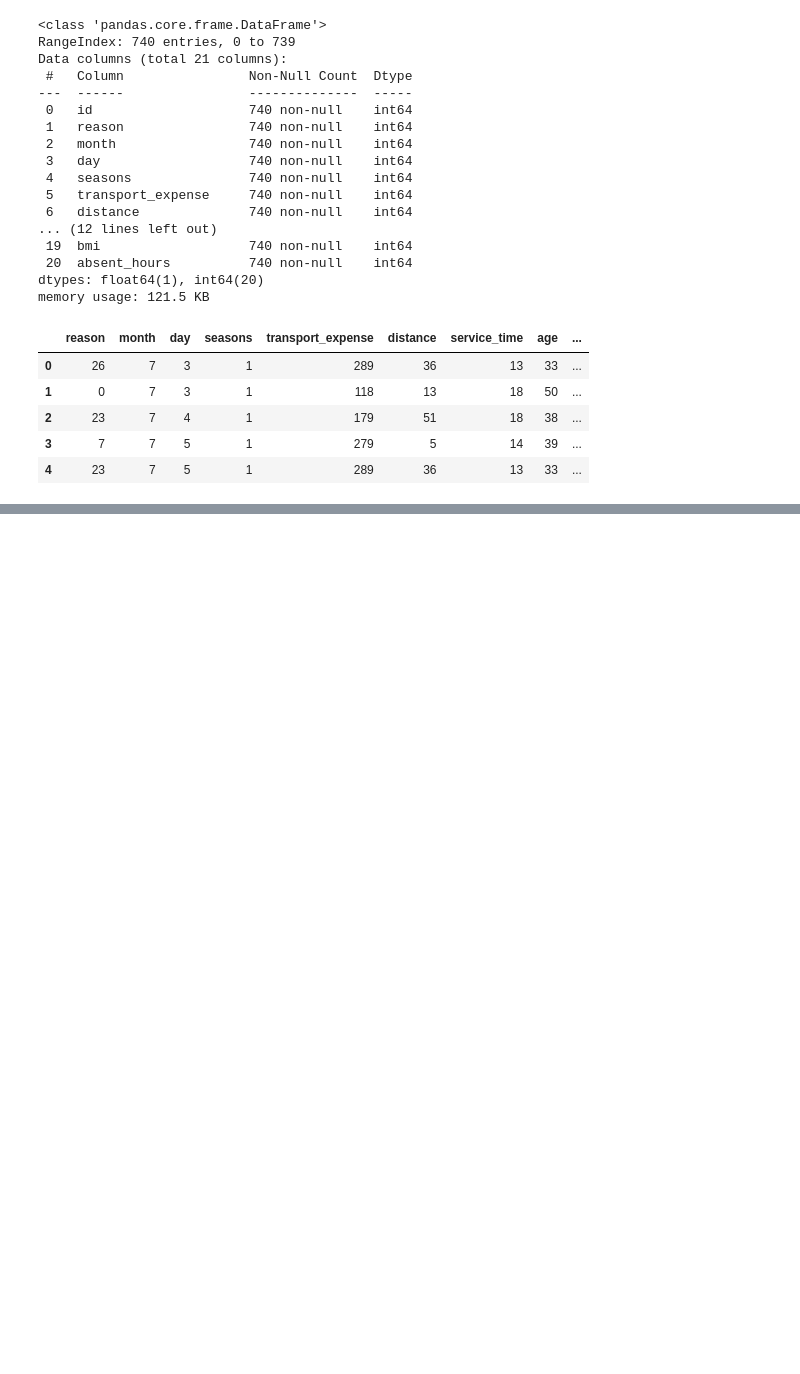
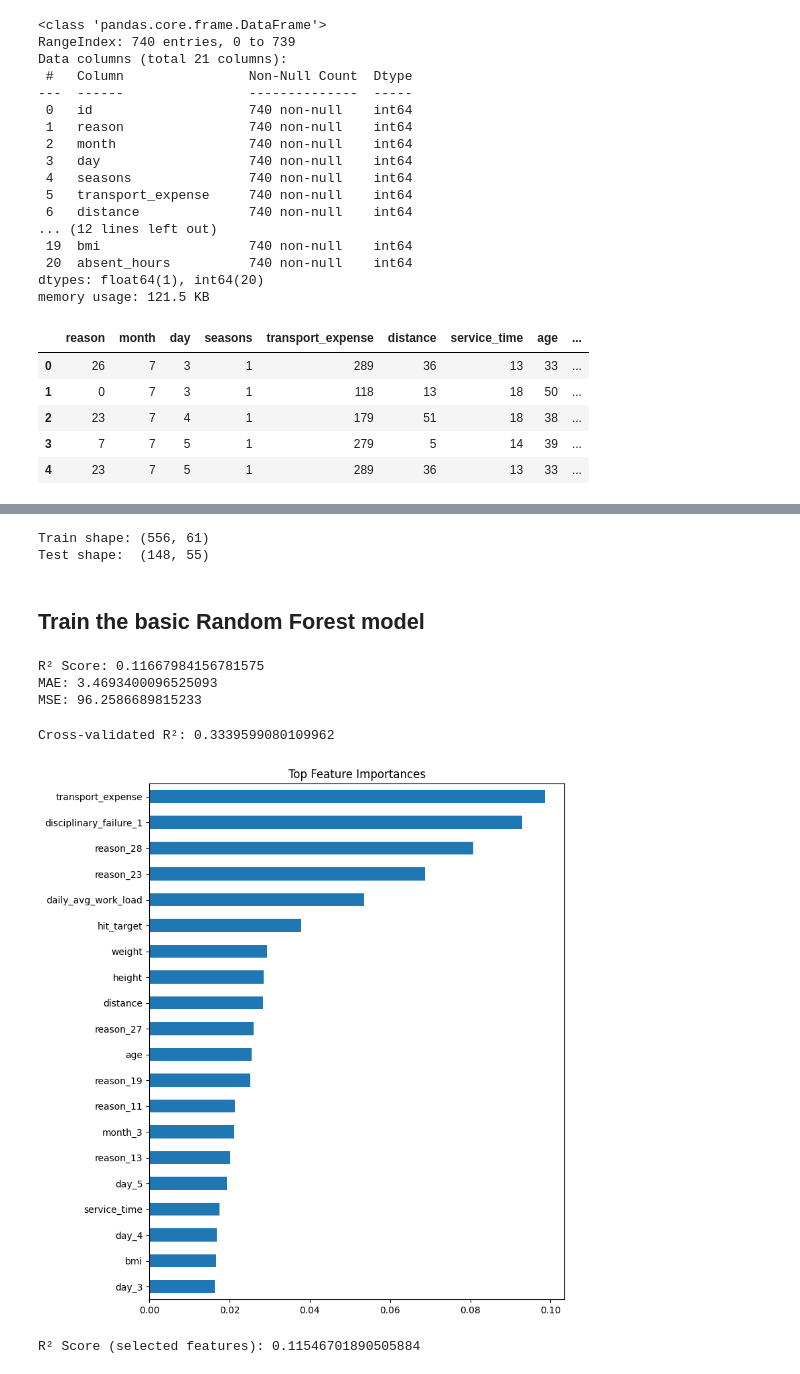
Before and after one commit to emilyh006/predict_absent, a Jupyter notebook: analysis.ipynb, the cells around one changed output, grey strips where cells are left out. Drawn from its saved outputs; the diff is of its cells as text; code cells hidden in the pictures; blank space fills up the shorter version.

```diff
--- a/analysis.ipynb
+++ b/analysis.ipynb
@@ -78,0 +149,53 @@ X_train, X_test, y_train, y_test = train_test_split(X, y, test_size=0.2, random_
+# %%
+categorical_cols = [
+    "reason", "month", "day", "seasons", "education",
+    "disciplinary_failure", "social_drinker", "social_smoker",
+]
+
+
+X_train_encoded = pd.get_dummies(X_train_clean, columns=categorical_cols, drop_first=True)
+X_test_encoded  = pd.get_dummies(X_test, columns=categorical_cols, drop_first=True)
+# %%
+print("Train shape:", X_train_encoded.shape)
+print("Test shape: ", X_test_encoded.shape)
+# %% [output]
+Train shape: (556, 61)
+Test shape:  (148, 55)
+# %%
+# Align the columns safely
+X_train_encoded, X_test_encoded = X_train_encoded.align(
+    X_test_encoded, join='left', axis=1, fill_value=0)
+# %% [markdown]
+## Train the basic Random Forest model
+# %%
+# Fit the model
+rf = RandomForestRegressor(n_estimators=100, random_state=42)
+rf.fit(X_train_encoded, y_train_clean)
+
+# Predict
+y_pred = rf.predict(X_test_encoded)
+
+# Evaluate
+print("R² Score:", r2_score(y_test, y_pred))
+print("MAE:", mean_absolute_error(y_test, y_pred))
+print("MSE:", mean_squared_error(y_test, y_pred))
+# %% [output]
+R² Score: 0.11667984156781575
+MAE: 3.4693400096525093
+MSE: 96.2586689815233
+# %%
+cv_scores = cross_val_score(rf, X_train_encoded, y_train_clean, cv=5, scoring='r2')
+print("Cross-validated R²:", cv_scores.mean())
+# %% [output]
+Cross-validated R²: 0.3339599080109962
+# %%
+importances = pd.Series(rf.feature_importances_, index=X_train_encoded.columns)
+importances_sorted = importances.sort_values(ascending=False)
+
+# Visualize top 20
+importances_sorted.head(20).plot(kind='barh', figsize=(8, 10))
+plt.title("Top Feature Importances")
+plt.gca().invert_yaxis()
+plt.show()
+# %% [output]
+[figure, added]
@@ -78,0 +206,9 @@ X_train, X_test, y_train, y_test = train_test_split(X, y, test_size=0.2, random_
+# %%
+rf_sel = RandomForestRegressor(n_estimators=100, random_state=42)
+rf_sel.fit(X_train_sel, y_train_clean)
+
+# Evaluate on test
+y_pred_sel = rf_sel.predict(X_test_sel)
+print("R² Score (selected features):", r2_score(y_test, y_pred_sel))
+# %% [output]
+R² Score (selected features): 0.11546701890505884
```
Also changed, not shown: parts of 9 cells of this notebook, 7 other files.
